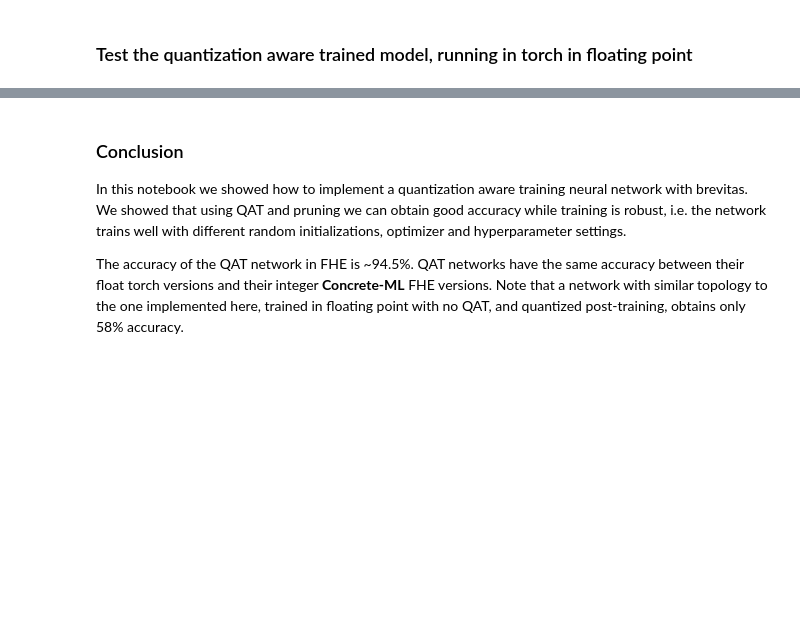
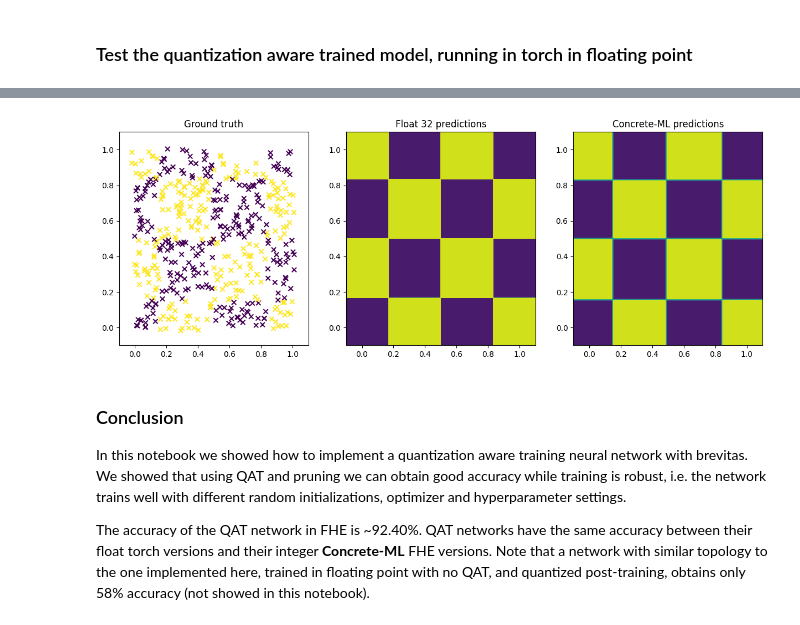
Before and after one commit to zama-ai/concrete-ml, a Jupyter notebook: docs/advanced_examples/QuantizationAwareTraining.ipynb, the cells around one changed output, grey strips where cells are left out. Saved outputs shown, nothing was run; the diff lists cells and outputs as text; code cells hidden in the pictures; blank space fills up the shorter version.

```diff
--- a/docs/advanced_examples/QuantizationAwareTraining.ipynb
+++ b/docs/advanced_examples/QuantizationAwareTraining.ipynb
@@ -373,3 +526,44 @@ Execution time: average is 0.00 seconds
+# %%
+from sklearn.inspection import DecisionBoundaryDisplay
+
+epsilon = 0.1
+base = 5
+max_value = 1 + epsilon
+min_value = 0 - epsilon
+fig, axs = plt.subplots(figsize=(base * 3, base), ncols=3)
+for ax in axs:
+    ax.set_xlim([min_value, max_value])
+    ax.set_ylim([min_value, max_value])
+
+# Fast
+DecisionBoundaryDisplay.from_estimator(
+    TorchSKLearnWrapper(torch_model),
+    X,
+    alpha=1.0,
+    response_method="predict",
+    grid_resolution=1000,
+    eps=0.1,
+    ax=axs[1],
+)
+
+# We decrease the grid resolution to avoid long computations
+DecisionBoundaryDisplay.from_estimator(
+    ConcreteSKLearnWrapper(vl_quantized_numpy_module),
+    X,
+    alpha=1.0,
+    response_method="predict",
+    grid_resolution=100,
+    eps=epsilon,
+    ax=axs[2],
+)
+
+axs[0].scatter(X_test[:, 0], X_test[:, 1], c=clear_prediction, marker="x")
+axs[0].set_title("Ground truth")
+axs[1].set_title("Float 32 predictions")
+axs[2].set_title("Concrete-ML predictions")
+plt.show()
+# %% [output]
+[figure, added]
 # %% [markdown]
 ### Conclusion
 
@@ -377,7 +571,7 @@ In this notebook we showed how to implement a quantization aware training neural
 We showed that using QAT and pruning we can obtain good accuracy while training is robust, i.e. the network trains
 well with different random initializations, optimizer and hyperparameter settings.
 
-The accuracy of the QAT network in FHE is ~94.5%. QAT networks have the same accuracy between their
+The accuracy of the QAT network in FHE is ~92.40%. QAT networks have the same accuracy between their
 float torch versions and their integer **Concrete-ML** FHE versions. Note that a network with similar
 topology to the one implemented here, trained in floating point with no QAT,
-and quantized post-training, obtains only 58% accuracy.
+and quantized post-training, obtains only 58% accuracy (not showed in this notebook).
```
Also changed, not shown: parts of 18 cells of this notebook, 5 other files.
